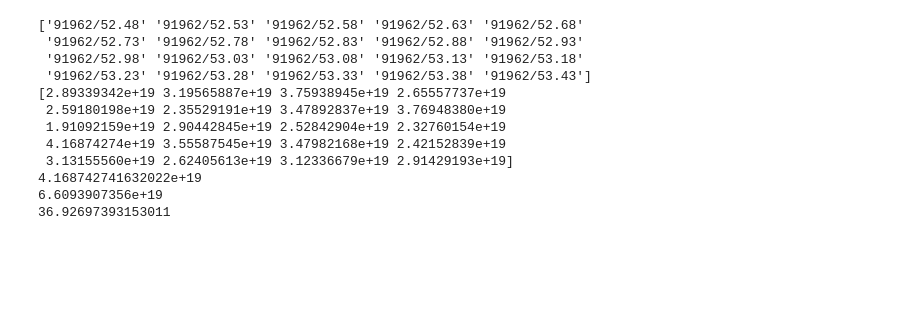
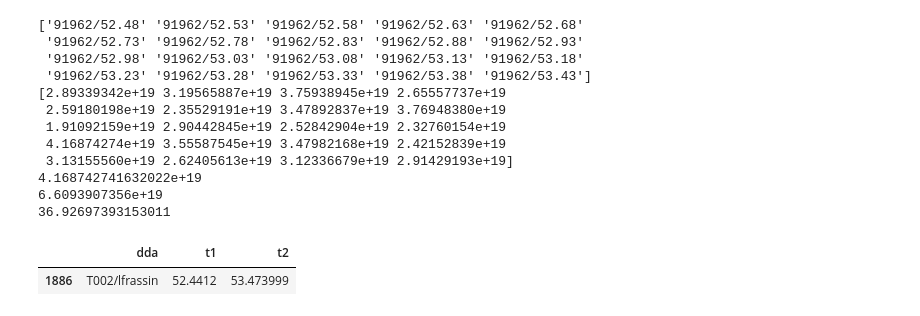
Before and after one commit to fusionby2030/moxie, a Jupyter notebook: experiments/Paper_Docs/nesep_approximation.ipynb, the cells around one changed output. Cells and saved outputs as stored; diff of their text form; code cells hidden in the pictures; blank space fills up the shorter version.

```diff
--- a/experiments/Paper_Docs/nesep_approximation.ipynb
+++ b/experiments/Paper_Docs/nesep_approximation.ipynb
@@ -507,3 +507,9 @@ from matplotlib.gridspec import GridSpec
 from matplotlib.gridspec import GridSpec
 # %%
 plt.close('all')
+# %%
+high_nesep = PULSE_DF_SANDBOX[PULSE_DF_SANDBOX['shot'] == 91962]
+high_nesep[['dda', 't1', 't2']]
+# %% [output]
+|  | dda | t1 | t2 |
+| 1886 | T002/lfrassin | 52.4412 | 53.473999 |
```
Also changed, not shown: parts of 2 cells of this notebook, 2 other files.
